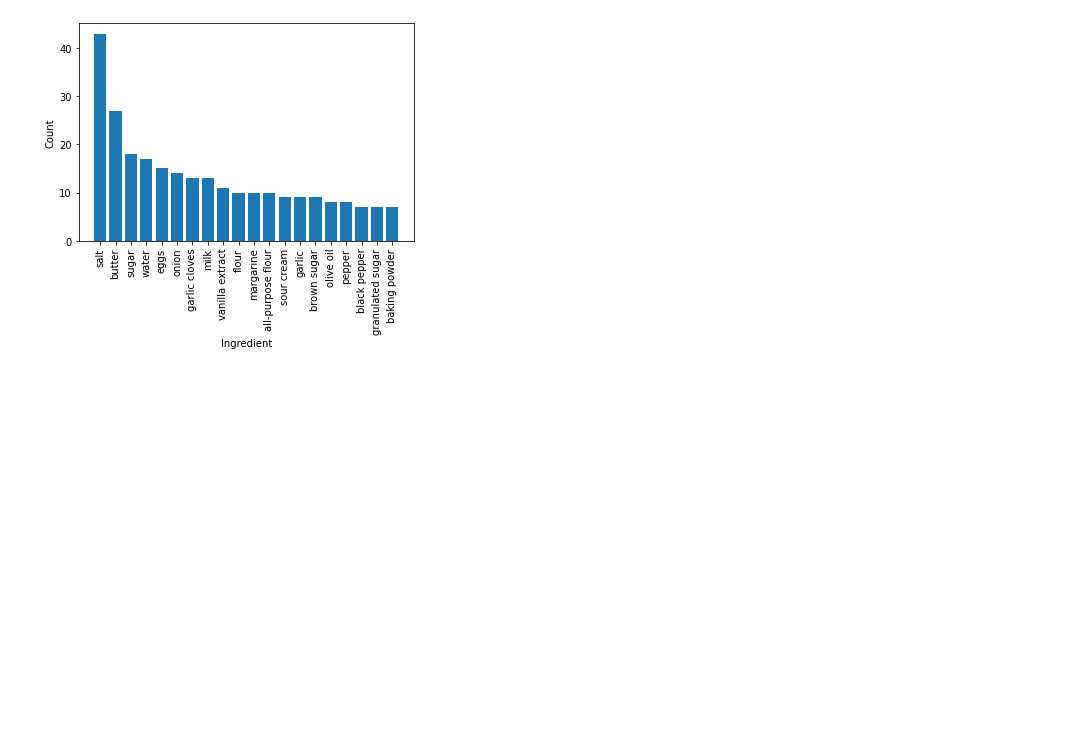
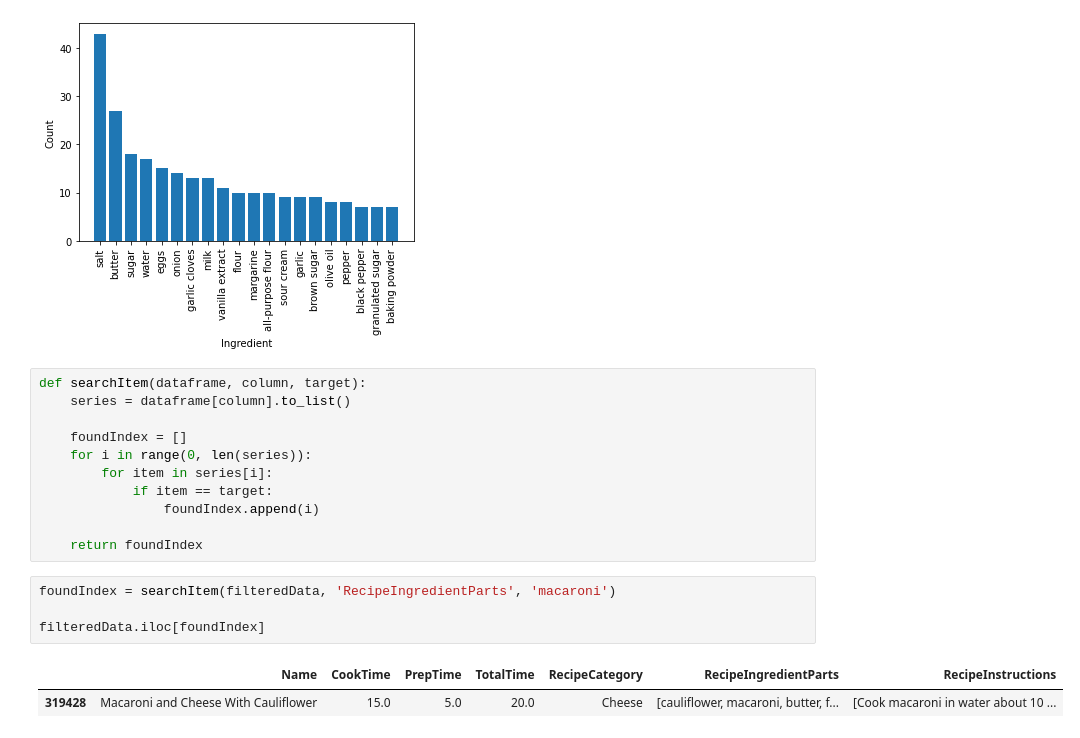
Before and after one commit to rgkalden/recipepal-app, a Jupyter notebook: explore.ipynb, the cells around one changed output. Cells and saved outputs as stored; diff of their text form; blank space fills up the shorter version.

Commit message:
Add search for single ingredient

```diff
--- a/explore.ipynb
+++ b/explore.ipynb
@@ -113,3 +113,21 @@ plt.xticks(rotation=90)
 plt.xlabel('Ingredient');
 # %% [output]
 [figure]
+# %%
+def searchItem(dataframe, column, target):
+    series = dataframe[column].to_list()
+
+    foundIndex = []
+    for i in range(0, len(series)):
+        for item in series[i]:
+            if item == target:
+                foundIndex.append(i)
+
+    return foundIndex
+# %%
+foundIndex = searchItem(filteredData, 'RecipeIngredientParts', 'macaroni')
+
+filteredData.iloc[foundIndex]
+# %% [output]
+|  | Name | CookTime | PrepTime | TotalTime | RecipeCategory | RecipeIngredientParts | RecipeInstructions |
+| 319428 | Macaroni and Cheese With Cauliflower | 15.0 | 5.0 | 20.0 | Cheese | [cauliflower, macaroni, butter, f... | [Cook macaroni in water about 10 ... |
```
Also changed, not shown: 1 other file.
